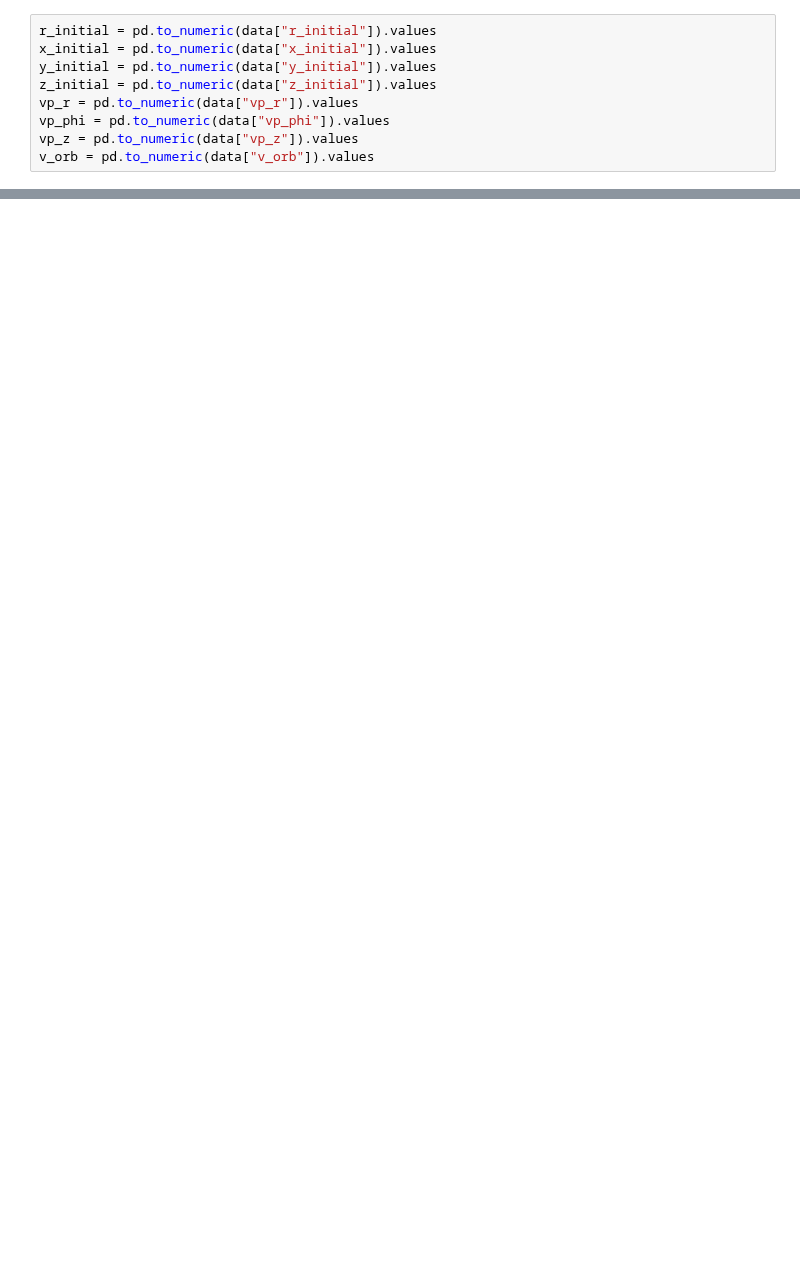
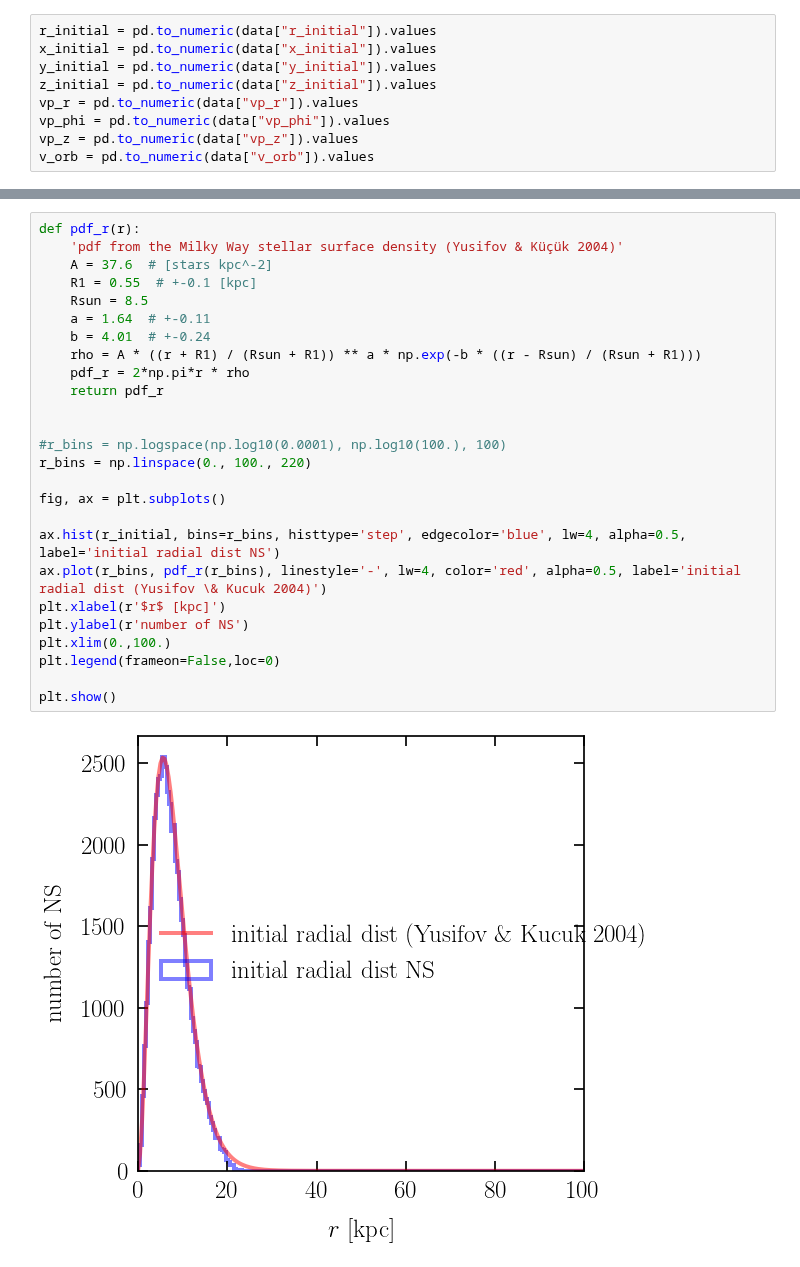
Before and after one commit to ice-csic-astroexotic/ML-Poppyns, a Jupyter notebook: examples/simulator/initial_population_plots.ipynb, the cells around one changed output, grey strips where cells are left out. Cells and saved outputs as stored; diff of their text form; blank space fills up the shorter version.

```diff
--- a/examples/simulator/initial_population_plots.ipynb
+++ b/examples/simulator/initial_population_plots.ipynb
@@ -153,0 +154,28 @@ plt.show()
+# %%
+def pdf_r(r):
+    'pdf from the Milky Way stellar surface density (Yusifov & Küçük 2004)'
+    A = 37.6  # [stars kpc^-2]
+    R1 = 0.55  # +-0.1 [kpc]
+    Rsun = 8.5
+    a = 1.64  # +-0.11
+    b = 4.01  # +-0.24
+    rho = A * ((r + R1) / (Rsun + R1)) ** a * np.exp(-b * ((r - Rsun) / (Rsun + R1)))
+    pdf_r = 2*np.pi*r * rho
+    return pdf_r
+
+
+#r_bins = np.logspace(np.log10(0.0001), np.log10(100.), 100)
+r_bins = np.linspace(0., 100., 220)
+
+fig, ax = plt.subplots()
+
+ax.hist(r_initial, bins=r_bins, histtype='step', edgecolor='blue', lw=4, alpha=0.5, label='initial radial dist NS')
+ax.plot(r_bins, pdf_r(r_bins), linestyle='-', lw=4, color='red', alpha=0.5, label='initial radial dist (Yusifov \& Kucuk 2004)')
+plt.xlabel(r'$r$ [kpc]')
+plt.ylabel(r'number of NS')
+plt.xlim(0.,100.)
+plt.legend(frameon=False,loc=0)
+
+plt.show()
+# %% [output]
+[figure, added]
```
Also changed, not shown: parts of 6 cells of this notebook, 16 other files.
